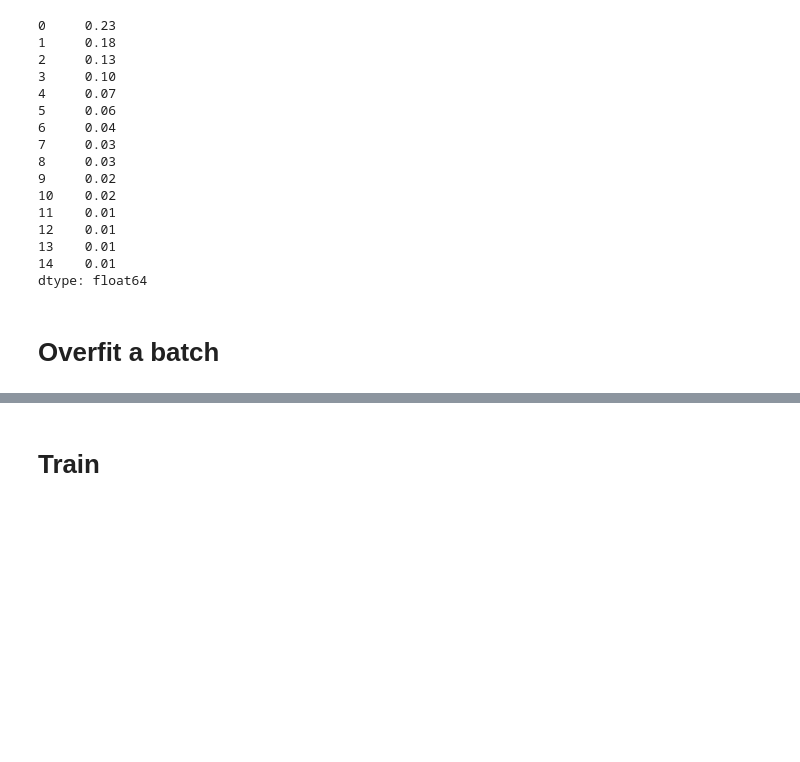
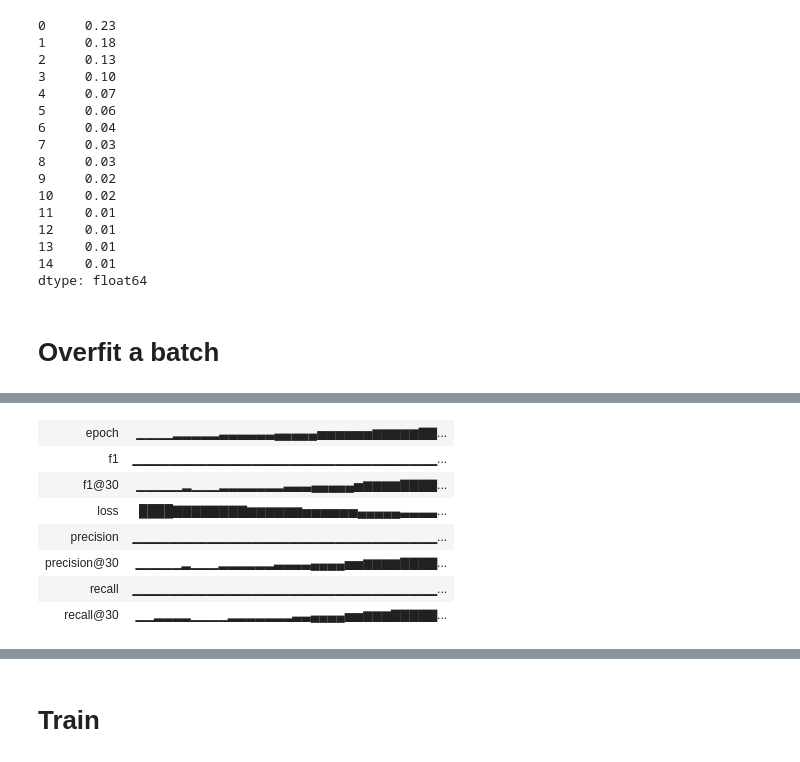
Before and after one commit to snovaisg/master-thesis, a Jupyter notebook: icare21_pytorch.ipynb, the cells around one changed output, grey strips where cells are left out. Drawn from its saved outputs; the diff is of its cells as text; code cells hidden in the pictures; blank space fills up the shorter version.

```diff
--- a/icare21_pytorch.ipynb
+++ b/icare21_pytorch.ipynb
@@ -81,0 +156,2 @@ processing each patient
+# %%
+train_one_epoch(model,train_dataloader,optim)
@@ -116,17 +206,0 @@ overfit_batch = next(iter(train_dataloader))
-# %%
-torch.manual_seed(231)
-
-n_labels = input_size = next(iter(train_dataloader))['target_sequences']['sequence'].shape[2]
-
-model = RNN(input_size=input_size,
-              hidden_size=50,
-              num_layers=1,
-              n_labels=n_labels,
-              model='rnn')
-criterion = torch.nn.BCEWithLogitsLoss(reduction='none')
-
-overfit_batch = next(iter(train_dataloader))
-history,target = overfit_batch['train_sequences']['sequence'], overfit_batch['target_sequences']['sequence']
-
-for epoch in range(20):
-    train_one_epochV2()
@@ -143,0 +212,59 @@ overfit_batch = next(iter(train_dataloader))
+# %%
+torch.manual_seed(231)
+overfit_batch = next(iter(train_dataloader))
+
+n_labels = input_size = next(iter(train_dataloader))['target_sequences']['sequence'].shape[2]
+
+Uparams = dict(hidden_size=[25,50,100,150,200],
+               num_layers=[1,2],
+               lr=[0.0001,0.0004,0.004,0.01],
+               model=['rnn','lstm','gru'])
+params = ParameterGrid(Uparams)
+
+for param_set in tqdm(params):
+
+    config = {
+      "batch": 1,
+      "epochs": 100,
+      "batch_size": 64,
+      "name":"overfit_batch",
+      "manual_seed":231,
+        "hidden_size":param_set['hidden_size'],
+        "num_layers":param_set['num_layers'],
+        "model":param_set['model'],
+        "lr":param_set["lr"]
+    }
+
+    wandb.init(project="karpathy-tips-icare", entity="snovaisg",config=config)
+
+    model = RNN(input_size=input_size,
+                  hidden_size=param_set['hidden_size'],
+                  num_layers=param_set['num_layers'],
+                  n_labels=n_labels,
+                  model=param_set['model'])
+    criterion = torch.nn.BCEWithLogitsLoss(reduction='none')
+    optimizer = torch.optim.Adam(model.parameters(), lr=param_set['lr'])
+
+    overfit_batch = next(iter(train_dataloader))
+
+    losses = list()
+
+    metrics = None
+    for epoch in tqdm(range(101)): # 100 epochs
+        log = dict()
+
+        # compute loss
+        batch_loss = train_one_batch(model,overfit_batch,criterion,optimizer)
+        loss = batch_loss['total_loss'] / (batch_loss['total_sequences'] * n_labels)
+
+        # compute metrics
+        batch_metrics = compute_metricsV3_batch(model,overfit_batch)
+
+        log.update(batch_metrics)
+        log.update({'loss':loss})
+        log.update({'epoch':epoch})
+
+        wandb.log(log)
+
+        del log
+# %% [output]
@@ -143,0 +280,8 @@ overfit_batch = next(iter(train_dataloader))
+| epoch | ▁▁▁▁▂▂▂▂▂▃▃▃▃▃▃▄▄▄▄▄▅▅▅▅▅▅▆▆▆▆▆▇▇... |
+| f1 | ▁▁▁▁▁▁▁▁▁▁▁▁▁▁▁▁▁▁▁▁▁▁▁▁▁▁▁▁▁▁▁▁▁... |
+| f1@30 | ▁▁▁▁▁▂▁▁▁▂▂▂▂▂▂▂▃▃▃▄▄▄▄▄▅▆▆▆▆▇▇▇▇... |
+| loss | ████▇▇▇▇▇▇▇▇▆▆▆▆▆▆▅▅▅▅▅▅▄▄▄▄▄▃▃▃▃... |
+| precision | ▁▁▁▁▁▁▁▁▁▁▁▁▁▁▁▁▁▁▁▁▁▁▁▁▁▁▁▁▁▁▁▁▁... |
+| precision@30 | ▁▁▁▁▁▂▁▁▁▂▂▂▂▂▂▃▃▃▃▄▄▄▄▅▅▆▆▆▆▇▇▇▇... |
+| recall | ▁▁▁▁▁▁▁▁▁▁▁▁▁▁▁▁▁▁▁▁▁▁▁▁▁▁▁▁▁▁▁▁▁... |
+| recall@30 | ▁▁▂▂▂▂▁▁▁▁▂▂▂▂▂▂▂▃▃▄▄▄▄▅▅▆▆▆▇▇▇▇▇... |
```
Also changed, not shown: parts of 145 cells of this notebook, 1 other file.
